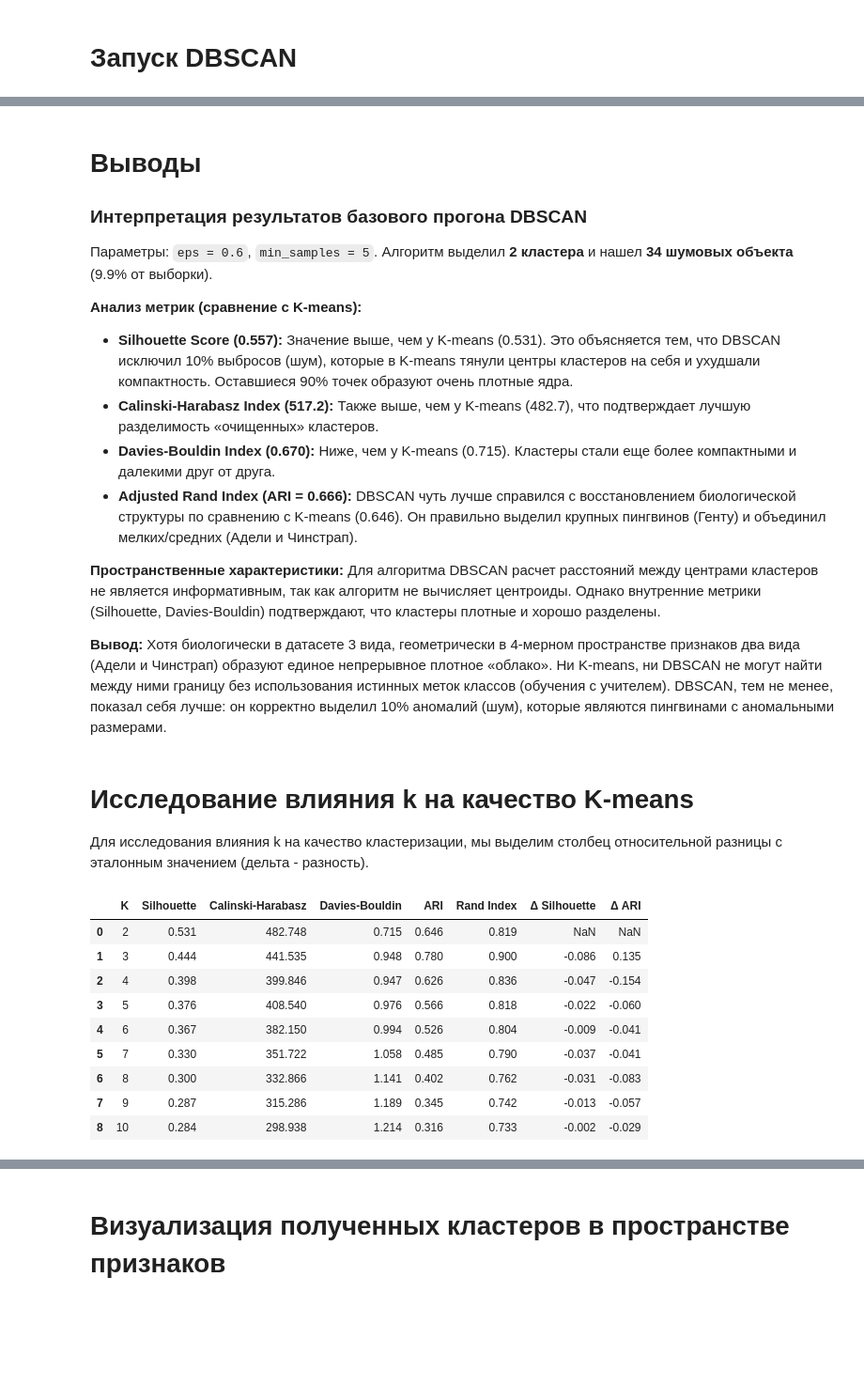
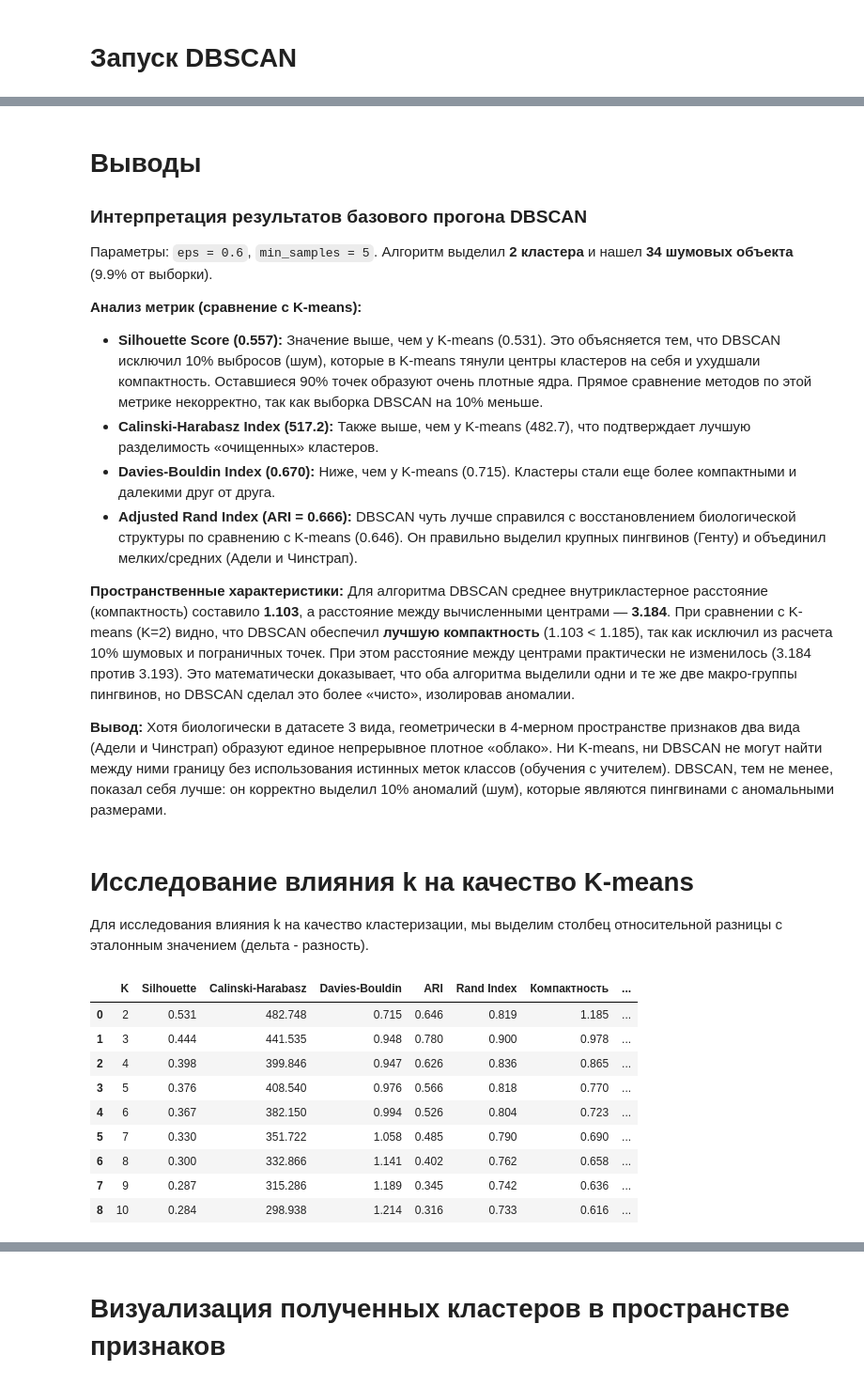
Before and after one commit to Turbonik/AILab1, a Jupyter notebook: Lab3AI.ipynb, the cells around one changed output, grey strips where cells are left out. Shown at 94% size. Cells and saved outputs as stored; diff of their text form; code cells hidden in the pictures; blank space fills up the shorter version.

```diff
--- a/Lab3AI.ipynb
+++ b/Lab3AI.ipynb
@@ -464,13 +596,15 @@ Rand Index: 0.830
 Алгоритм выделил **2 кластера** и нашел **34 шумовых объекта** (9.9% от выборки).
 
 **Анализ метрик (сравнение с K-means):**
-*   **Silhouette Score (0.557):** Значение выше, чем у K-means (0.531). Это объясняется тем, что DBSCAN исключил 10% выбросов (шум), которые в K-means тянули центры кластеров на себя и ухудшали компактность. Оставшиеся 90% точек образуют очень плотные ядра.
+*   **Silhouette Score (0.557):** Значение выше, чем у K-means (0.531). Это объясняется тем, что DBSCAN исключил 10% выбросов (шум), которые в K-means тянули центры кластеров на себя и ухудшали компактность. Оставшиеся 90% точек образуют очень плотные ядра. Прямое сравнение методов по этой метрике некорректно, так как выборка DBSCAN на 10% меньше.
 *   **Calinski-Harabasz Index (517.2):** Также выше, чем у K-means (482.7), что подтверждает лучшую разделимость «очищенных» кластеров.
 *   **Davies-Bouldin Index (0.670):** Ниже, чем у K-means (0.715). Кластеры стали еще более компактными и далекими друг от друга.
 *   **Adjusted Rand Index (ARI = 0.666):** DBSCAN чуть лучше справился с восстановлением биологической структуры по сравнению с K-means (0.646). Он правильно выделил крупных пингвинов (Генту) и объединил мелких/средних (Адели и Чинстрап).
 
 **Пространственные характеристики:**
-Для алгоритма DBSCAN расчет расстояний между центрами кластеров не является информативным, так как алгоритм не вычисляет центроиды. Однако внутренние метрики (Silhouette, Davies-Bouldin) подтверждают, что кластеры плотные и хорошо разделены.
+Для алгоритма DBSCAN среднее внутрикластерное расстояние (компактность) составило **1.103**, а расстояние между вычисленными центрами — **3.184**.
+При сравнении с K-means (K=2) видно, что DBSCAN обеспечил **лучшую компактность** (1.103 < 1.185), так как исключил из расчета 10% шумовых и пограничных точек. При этом расстояние между центрами практически не изменилось (3.184 против 3.193).
+Это математически доказывает, что оба алгоритма выделили одни и те же две макро-группы пингвинов, но DBSCAN сделал это более «чисто», изолировав аномалии.
 
 **Вывод:**
 Хотя биологически в датасете 3 вида, геометрически в 4-мерном пространстве признаков два вида (Адели и Чинстрап) образуют единое непрерывное плотное «облако». Ни K-means, ни DBSCAN не могут найти между ними границу без использования истинных меток классов (обучения с учителем). DBSCAN, тем не менее, показал себя лучше: он корректно выделил 10% аномалий (шум), которые являются пингвинами с аномальными размерами.
@@ -481,39 +615,49 @@ Rand Index: 0.830
 # %%
 results = []
 
 for k in range(2, 11):
     kmeans = KMeans(n_clusters=k, init='k-means++', n_init=10, random_state=42)
     labels = kmeans.fit_predict(X_scaled_df)
+    centers = kmeans.cluster_centers_
 
     sil = silhouette_score(X_scaled_df, labels)
     ch = calinski_harabasz_score(X_scaled_df, labels)
     db = davies_bouldin_score(X_scaled_df, labels)
     ari = adjusted_rand_score(y_true, labels)
     ri = rand_score(y_true, labels)
 
+    dist_to_centers = cdist(X_scaled_df, centers, metric='euclidean')
+    intra_dist = np.mean(np.min(dist_to_centers, axis=1))
+
+    inter_cdist = cdist(centers, centers, metric='euclidean')
+    inter_cdist[inter_cdist == 0] = np.inf
+    min_inter_dist = np.min(inter_cdist)
+
     results.append({
         'K': k,
         'Silhouette': sil,
         'Calinski-Harabasz': ch,
         'Davies-Bouldin': db,
         'ARI': ari,
-        'Rand Index': ri
+        'Rand Index': ri,
+        'Компактность': intra_dist,
+        'Минимальное межкластерное расстояние': min_inter_dist
     })
 
 df_results = pd.DataFrame(results)
 
 df_results['Δ Silhouette'] = df_results['Silhouette'].diff()
 df_results['Δ ARI'] = df_results['ARI'].diff()
 
 display(df_results.round(3))
 # %% [output]
-|  | K | Silhouette | Calinski-Harabasz | Davies-Bouldin | ARI | Rand Index | Δ Silhouette | Δ ARI |
-| 0 | 2 | 0.531 | 482.748 | 0.715 | 0.646 | 0.819 | NaN | NaN |
-| 1 | 3 | 0.444 | 441.535 | 0.948 | 0.780 | 0.900 | -0.086 | 0.135 |
-| 2 | 4 | 0.398 | 399.846 | 0.947 | 0.626 | 0.836 | -0.047 | -0.154 |
-| 3 | 5 | 0.376 | 408.540 | 0.976 | 0.566 | 0.818 | -0.022 | -0.060 |
-| 4 | 6 | 0.367 | 382.150 | 0.994 | 0.526 | 0.804 | -0.009 | -0.041 |
-| 5 | 7 | 0.330 | 351.722 | 1.058 | 0.485 | 0.790 | -0.037 | -0.041 |
-| 6 | 8 | 0.300 | 332.866 | 1.141 | 0.402 | 0.762 | -0.031 | -0.083 |
-| 7 | 9 | 0.287 | 315.286 | 1.189 | 0.345 | 0.742 | -0.013 | -0.057 |
-| 8 | 10 | 0.284 | 298.938 | 1.214 | 0.316 | 0.733 | -0.002 | -0.029 |
+|  | K | Silhouette | Calinski-Harabasz | Davies-Bouldin | ARI | Rand Index | Компактность | ... |
+| 0 | 2 | 0.531 | 482.748 | 0.715 | 0.646 | 0.819 | 1.185 | ... |
+| 1 | 3 | 0.444 | 441.535 | 0.948 | 0.780 | 0.900 | 0.978 | ... |
+| 2 | 4 | 0.398 | 399.846 | 0.947 | 0.626 | 0.836 | 0.865 | ... |
+| 3 | 5 | 0.376 | 408.540 | 0.976 | 0.566 | 0.818 | 0.770 | ... |
+| 4 | 6 | 0.367 | 382.150 | 0.994 | 0.526 | 0.804 | 0.723 | ... |
+| 5 | 7 | 0.330 | 351.722 | 1.058 | 0.485 | 0.790 | 0.690 | ... |
+| 6 | 8 | 0.300 | 332.866 | 1.141 | 0.402 | 0.762 | 0.658 | ... |
+| 7 | 9 | 0.287 | 315.286 | 1.189 | 0.345 | 0.742 | 0.636 | ... |
+| 8 | 10 | 0.284 | 298.938 | 1.214 | 0.316 | 0.733 | 0.616 | ... |
```
Also changed, not shown: parts of 27 cells of this notebook.
